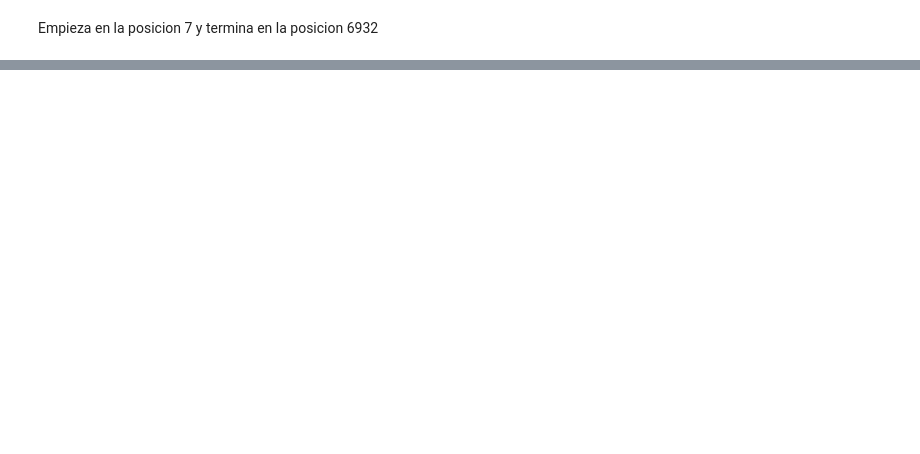
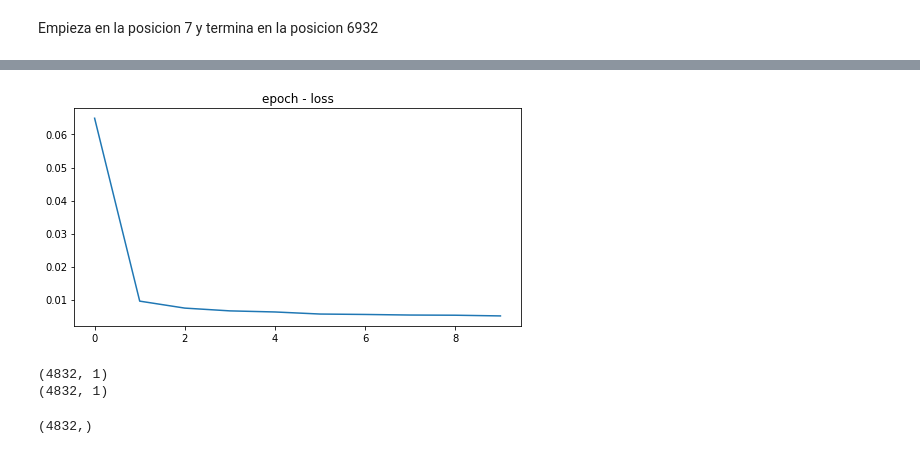
Before and after one commit to EduHdzVillasana/Proyecto_ML_BEDU, a Jupyter notebook: Experimentos Forecasting.ipynb, the cells around one changed output, grey strips where cells are left out. Drawn from its saved outputs; the diff is of its cells as text; code cells hidden in the pictures; blank space fills up the shorter version.

Commit message:
LSTM 2 Instancias

```diff
--- a/Experimentos Forecasting.ipynb
+++ b/Experimentos Forecasting.ipynb
@@ -139,0 +399,8 @@ get_metrics(df_comparation["Real"], df_comparation["Prediccion"])
+# %%
+# Scale features
+s1 = MinMaxScaler(feature_range=(0,1))
+Xs = s1.fit_transform(ts_crime[["Total_Crimes"]])
+
+# Scale predicted value
+s2 = MinMaxScaler(feature_range=(0,1))
+Ys = s2.fit_transform(ts_crime[["Total_Crimes"]])
@@ -139,0 +429,5 @@ get_metrics(df_comparation["Real"], df_comparation["Prediccion"])
+# %%
+X_train = X[:int(X.shape[0]*0.7)]
+X_test = X[int(X.shape[0]*0.7):]
+Y_train = Y[:int(X.shape[0]*0.7)]
+Y_test = Y[int(X.shape[0]*0.7):]
@@ -139,0 +448,25 @@ get_metrics(df_comparation["Real"], df_comparation["Prediccion"])
+# %%
+# create and train LSTM model
+
+# Initialize LSTM model
+model = Sequential()
+
+model.add(LSTM(units=50, return_sequences=True, \
+          input_shape=((X.shape[1],X.shape[2])))) #(30,1)
+model.add(Dropout(0.2))
+model.add(LSTM(units=50, return_sequences=True))
+model.add(Dropout(0.2))
+model.add(LSTM(units=50))
+model.add(Dropout(0.2))
+model.add(Dense(units=1))
+model.compile(optimizer = 'adam', loss = 'mean_squared_error',\
+              metrics = ['accuracy'])
+# %%
+# Allow for early exit
+es = EarlyStopping(monitor='loss',mode='min',verbose=1,patience=10)
+
+# Fit (and time) LSTM model
+t0 = time.time()
+history = model.fit(X_train, Y_train, epochs = 10, batch_size = 250, callbacks=[es], verbose=1)
+t1 = time.time()
+print('Runtime: %.2f s' %(t1-t0))
@@ -139,0 +491,7 @@ get_metrics(df_comparation["Real"], df_comparation["Prediccion"])
+# %%
+fig = plt.figure(figsize=(8,4))
+ax = fig.add_subplot()
+sns.lineplot(data = history.history['loss'], ax = ax)
+ax.set_title("epoch - loss");
+# %% [output]
+[figure, added]
@@ -139,0 +505,10 @@ get_metrics(df_comparation["Real"], df_comparation["Prediccion"])
+# %%
+print(Yu.shape)
+print(Ym.shape)
+# %% [output]
+(4832, 1)
+(4832, 1)
+# %%
+train["Date"].shape
+# %% [output]
+(4832,)
```
Also changed, not shown: parts of 130 cells of this notebook.
